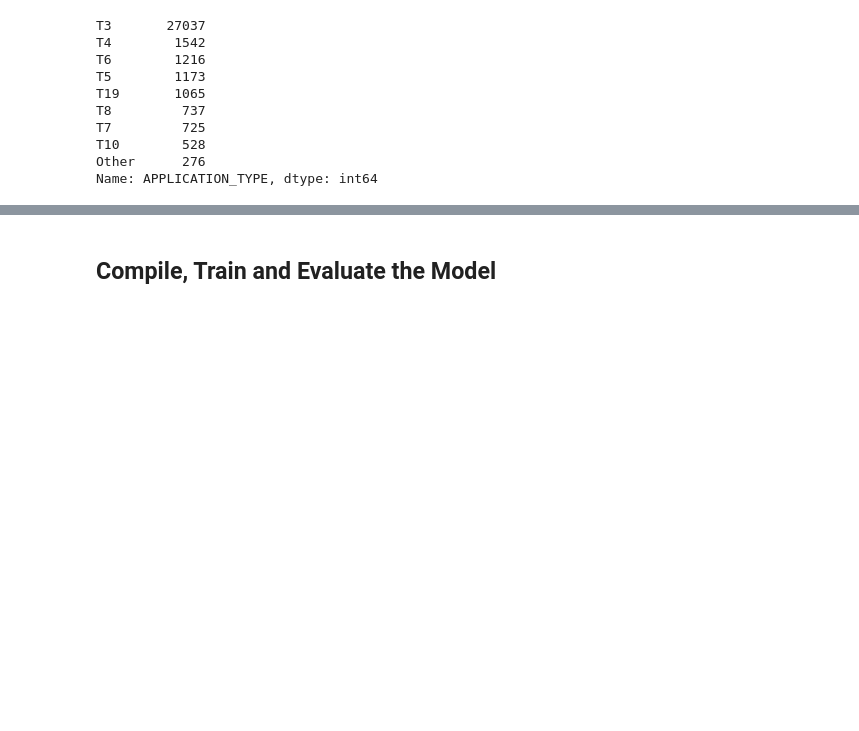
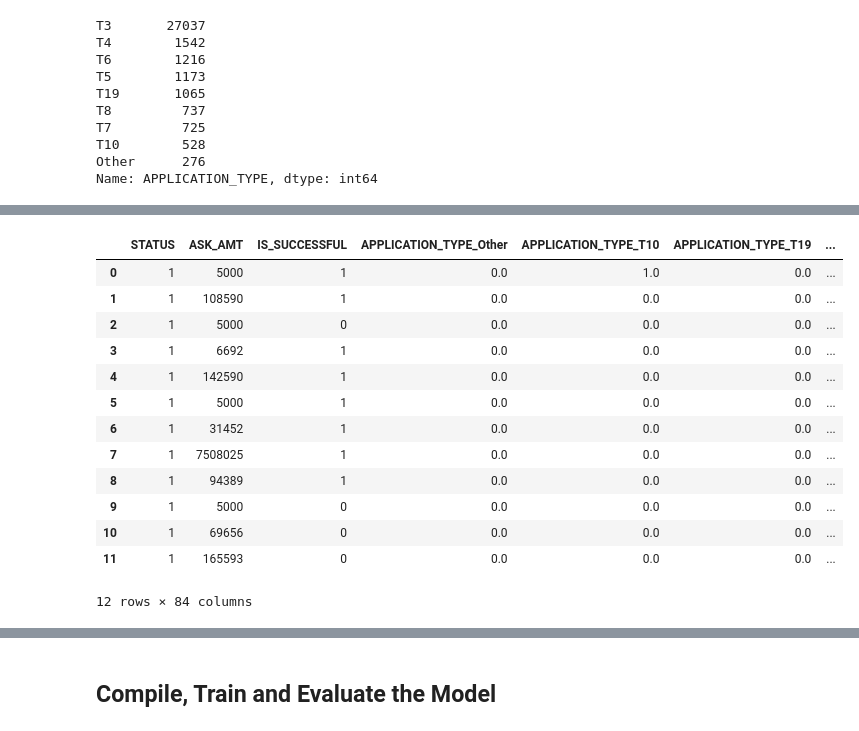
Before and after one commit to rdekker3/deep-learning-challenge, a Jupyter notebook: Starter_Code.ipynb, the cells around one changed output, grey strips where cells are left out. Saved outputs shown, nothing was run; the diff lists cells and outputs as text; code cells hidden in the pictures; blank space fills up the shorter version.

```diff
--- a/Starter_Code.ipynb
+++ b/Starter_Code.ipynb
@@ -46,7 +46,8 @@ IS_SUCCESSFUL                2
 dtype: int64
 # %%
 # Look at APPLICATION_TYPE value counts for binning
-#  YOUR CODE GOES HERE
+app_counts = applications_df["APPLICATION_TYPE"].value_counts()
+app_counts
 # %% [output]
 T3     27037
 T4      1542
@@ -70,13 +76,14 @@ Name: APPLICATION_TYPE, dtype: int64
 # Choose a cutoff value and create a list of application types to be replaced
 # use the variable name `application_types_to_replace`
 #  YOUR CODE GOES HERE
+application_types_to_replace = list(app_counts[app_counts<500].index)
 
 # Replace in dataframe
 for app in application_types_to_replace:
-    application_df['APPLICATION_TYPE'] = application_df['APPLICATION_TYPE'].replace(app,"Other")
+    applications_df['APPLICATION_TYPE'] = applications_df['APPLICATION_TYPE'].replace(app,"Other")
 
 # Check to make sure binning was successful
-application_df['APPLICATION_TYPE'].value_counts()
+applications_df['APPLICATION_TYPE'].value_counts()
 # %% [output]
 T3       27037
 T4        1542
@@ -90,7 +97,8 @@ Other      276
 Name: APPLICATION_TYPE, dtype: int64
 # %%
 # Look at CLASSIFICATION value counts for binning
-#  YOUR CODE GOES HERE
+class_counts = applications_df["CLASSIFICATION"].value_counts()
+class_counts
 # %% [output]
 C1000    17326
 C2000     6074
@@ -128,14 +138,14 @@ Name: CLASSIFICATION, dtype: int64
 # %%
 # Choose a cutoff value and create a list of classifications to be replaced
 # use the variable name `classifications_to_replace`
-#  YOUR CODE GOES HERE
+classifications_to_replace = list(class_counts[class_counts<2].index)
 
 # Replace in dataframe
 for cls in classifications_to_replace:
-    application_df['CLASSIFICATION'] = application_df['CLASSIFICATION'].replace(cls,"Other")
+    applications_df['CLASSIFICATION'] = applications_df['CLASSIFICATION'].replace(cls,"Other")
 
 # Check to make sure binning was successful
-application_df['CLASSIFICATION'].value_counts()
+applications_df['CLASSIFICATION'].value_counts()
 # %% [output]
 C1000    17326
 C2000     6074
@@ -146,6 +166,22 @@ C2100     1883
 Name: CLASSIFICATION, dtype: int64
 # %%
 # Convert categorical data to numeric with `pd.get_dummies`
-#  YOUR CODE GOES HERE
+applications_df = pd.get_dummies(applications_df,dtype=float)
+applications_df.head(12)
+# %% [output]
+|  | STATUS | ASK_AMT | IS_SUCCESSFUL | APPLICATION_TYPE_Other | APPLICATION_TYPE_T10 | APPLICATION_TYPE_T19 | ... |
+| 0 | 1 | 5000 | 1 | 0.0 | 1.0 | 0.0 | ... |
+| 1 | 1 | 108590 | 1 | 0.0 | 0.0 | 0.0 | ... |
+| 2 | 1 | 5000 | 0 | 0.0 | 0.0 | 0.0 | ... |
+| 3 | 1 | 6692 | 1 | 0.0 | 0.0 | 0.0 | ... |
+| 4 | 1 | 142590 | 1 | 0.0 | 0.0 | 0.0 | ... |
+| 5 | 1 | 5000 | 1 | 0.0 | 0.0 | 0.0 | ... |
+| 6 | 1 | 31452 | 1 | 0.0 | 0.0 | 0.0 | ... |
+| 7 | 1 | 7508025 | 1 | 0.0 | 0.0 | 0.0 | ... |
+| 8 | 1 | 94389 | 1 | 0.0 | 0.0 | 0.0 | ... |
+| 9 | 1 | 5000 | 0 | 0.0 | 0.0 | 0.0 | ... |
+| 10 | 1 | 69656 | 0 | 0.0 | 0.0 | 0.0 | ... |
+| 11 | 1 | 165593 | 0 | 0.0 | 0.0 | 0.0 | ... |
+12 rows × 84 columns
 # %%
 # Split our preprocessed data into our features and target arrays
```
Also changed, not shown: parts of 11 cells of this notebook.
